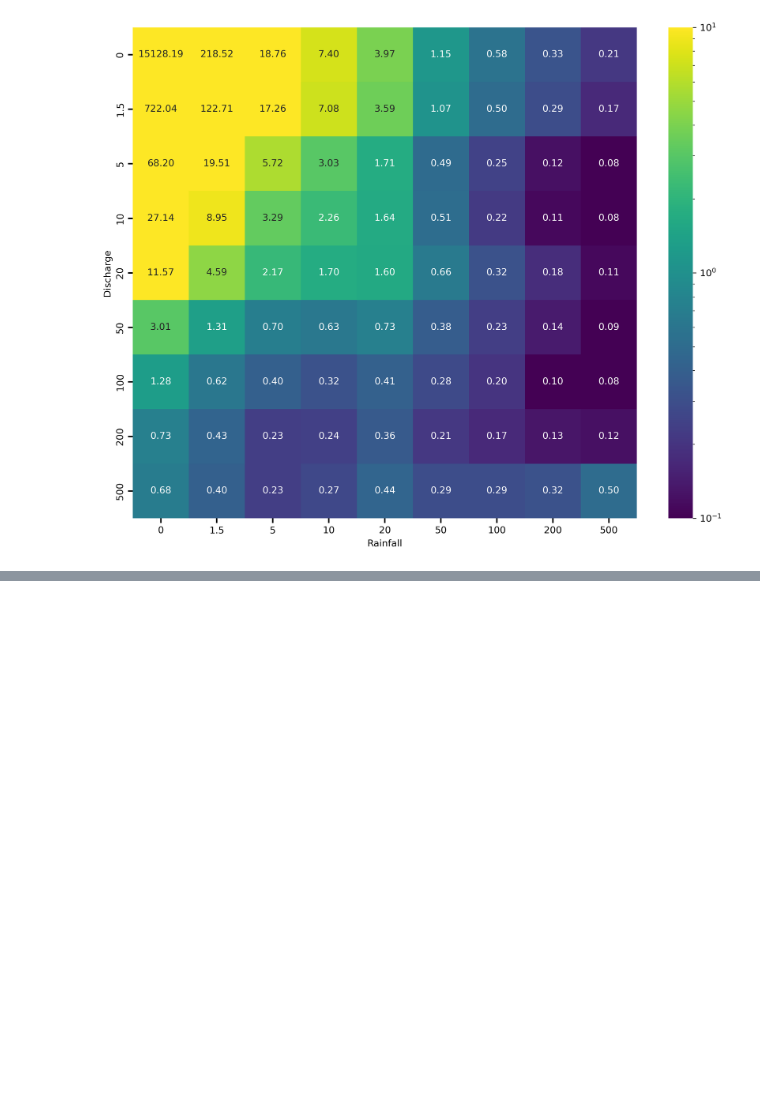
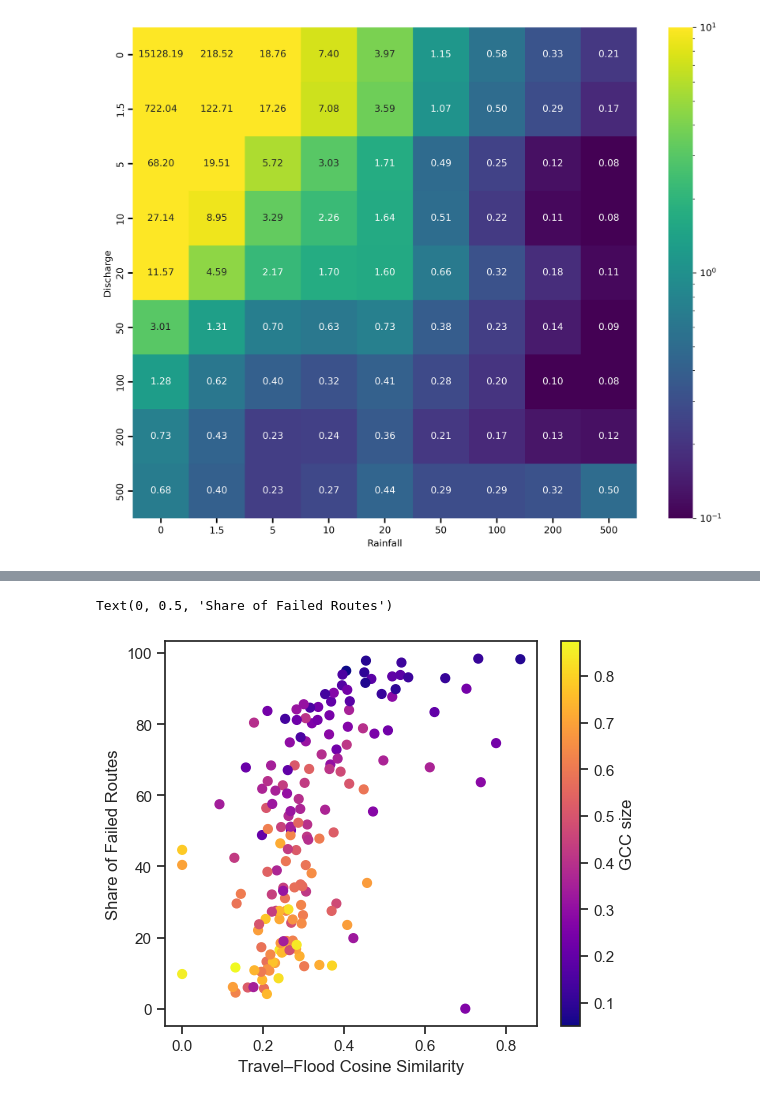
Before and after one commit to jesuslovesyiyi/Global-road-network-resilience, a Jupyter notebook: analysis/04_Visualization.ipynb, the cells around one changed output, grey strips where cells are left out. Cells and saved outputs as stored; diff of their text form; code cells hidden in the pictures; blank space fills up the shorter version.

```diff
--- a/analysis/04_Visualization.ipynb
+++ b/analysis/04_Visualization.ipynb
@@ -699,0 +820,21 @@ plt.show()
+# %%
+net_ids = three_ft_coeff_df[three_ft_coeff_df.cosine_depth30cm_freq90th_RP100 < -1.5].net_id.values
+df_sel = df[df.net_id.isin(net_ids)]
+# %%
+plt.figure(figsize=(6,5))
+
+sc = plt.scatter(
+    df_sel['cosine_depth30cm_freq90th_RP100'],
+    df_sel['perc_fail_route_rp100'],
+    c=df_sel['gcc_num_nodes_node_norm'], # or exposure
+    s=40,
+    alpha=1,
+    cmap='plasma'
+)
+
+plt.colorbar(sc, label='GCC size')
+plt.xlabel('Travel–Flood Cosine Similarity')
+plt.ylabel('Share of Failed Routes')
+# %% [output]
+Text(0, 0.5, 'Share of Failed Routes')
+[figure, added]
```
Also changed, not shown: parts of 13 cells of this notebook.
